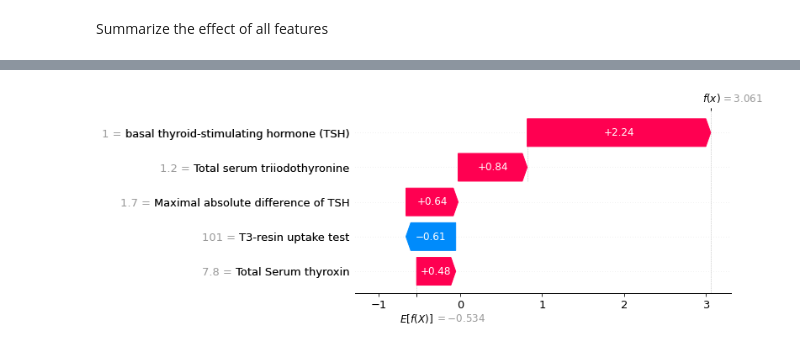
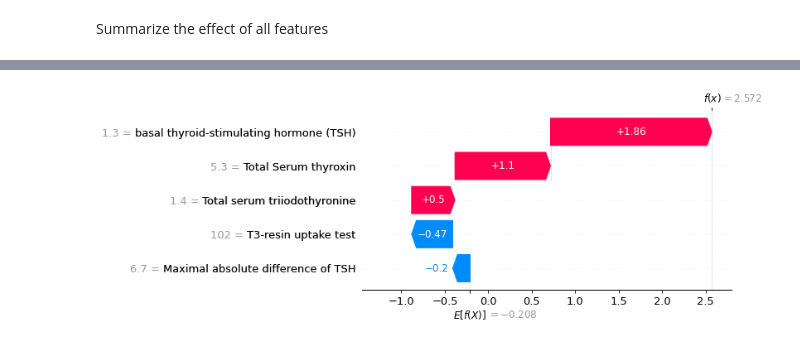
Before and after one commit to GyanendraChaubey/Explainable-AI-Explaining-Black-box-of-Machine-Learning-Models-in-Thyroid-Disease-Prediction, a Jupyter notebook: XAI_ThyroidDiseasePrediction_LogisticRegression.ipynb, the cells around one changed output, grey strips where cells are left out. Drawn from its saved outputs; the diff is of its cells as text; code cells hidden in the pictures.

```diff
--- a/XAI_ThyroidDiseasePrediction_LogisticRegression.ipynb
+++ b/XAI_ThyroidDiseasePrediction_LogisticRegression.ipynb
@@ -209,8 +236,8 @@ shap.summary_plot(shap_values, x,plot_type="bar")
 # %%
 # Generate waterfall plot
-shap.plots._waterfall.waterfall_legacy(expected_value, shap_values[20], features=x.loc[20,:], feature_names=x.columns, max_display=5, show=True)
+shap.plots._waterfall.waterfall_legacy(expected_value, shap_values[214], features=x.loc[214,:], feature_names=x.columns, max_display=5, show=True)
 # %% [output]
-[figure, old version]
+[figure, new version]
 # %%
 # Generate multiple dependence plots
 for name in x_train.columns:
```
Also changed, not shown: parts of 34 cells of this notebook.
